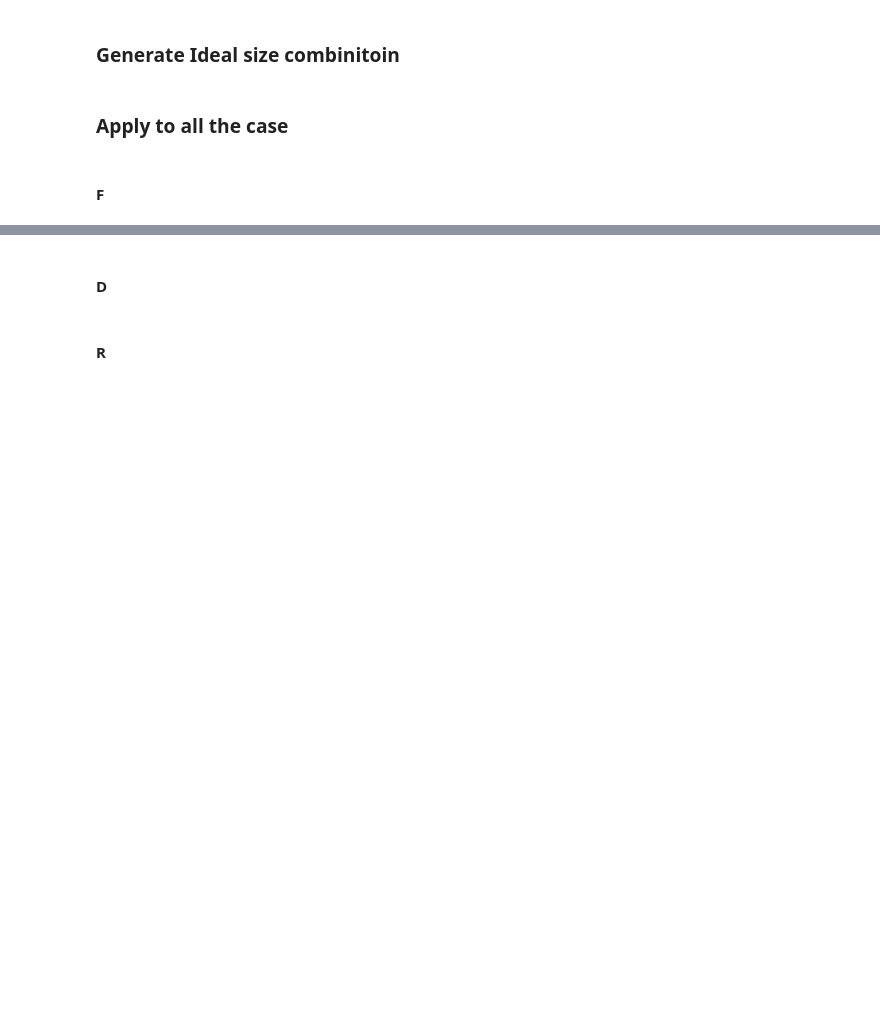
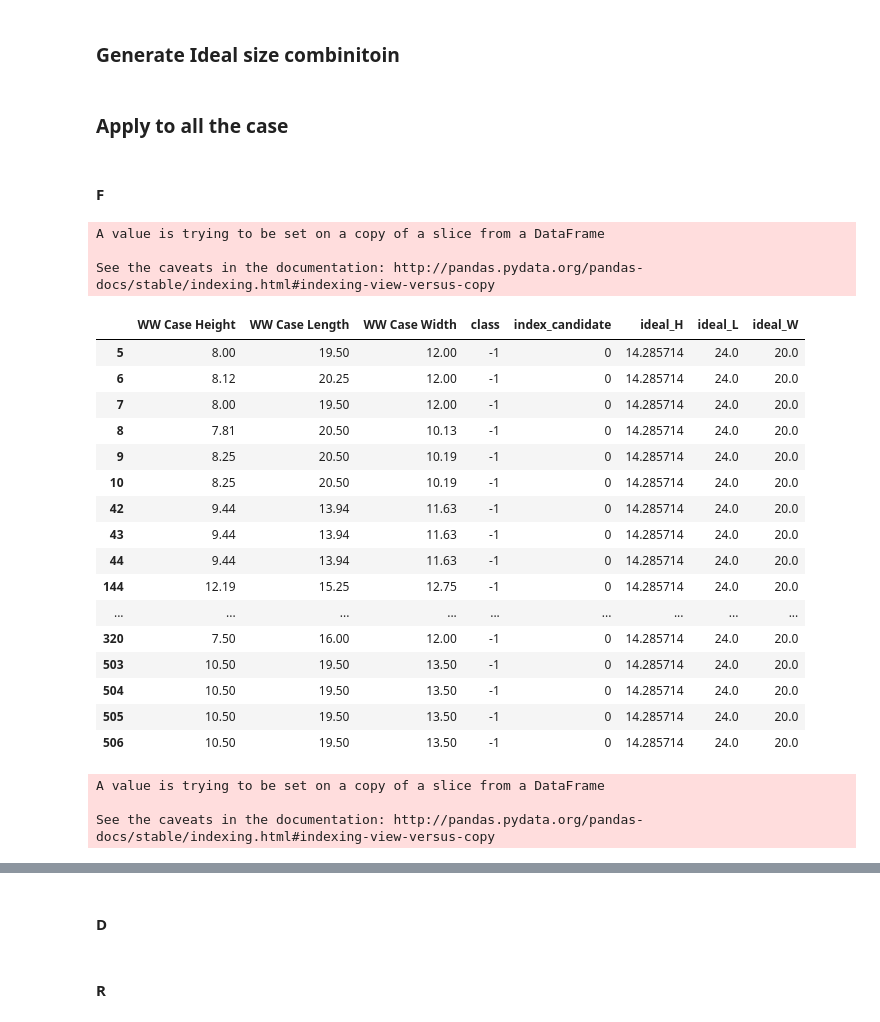
Before and after one commit to ChesterHsieh/RD_HAVI, a Jupyter notebook: Random_Oct4.ipynb, the cells around one changed output, grey strips where cells are left out. Drawn from its saved outputs; the diff is of its cells as text; code cells hidden in the pictures; blank space fills up the shorter version.

Commit message:
[add feature] add ideal size for dataframe.

```diff
--- a/Random_Oct4.ipynb
+++ b/Random_Oct4.ipynb
@@ -115,3 +113,15 @@ def cluster_distance(ls_candidate,X_train,outlier_elim = False ):
+# %%
+def add_ideal_size(X_train,enconder_for_cluster,ls_candidate):
+    X_train['index_candidate'] = 0;
+    X_train['index_candidate'].loc[X_train['class'] != -1] = cluster_encode.inverse_transform(X_train['class'].loc[X_train['class'] != -1])
+    X_train['ideal_H'] = 0
+    X_train['ideal_L'] = 0
+    X_train['ideal_W'] = 0
+    for i in X_train.index:# check one by one , if the case isn't the outlier, assign new size
+        index_candi = int(X_train.loc[i,['index_candidate']])
+        if index_candi !=  -1:
+            X_train.loc[i,['ideal_H','ideal_L','ideal_W']] = ls_candidate[index_candi]
+    return X_train
 # %% [markdown]
 ### Apply to all the case
 # %% [markdown]
@@ -120,11 +130,41 @@ def cluster_distance(ls_candidate,X_train,outlier_elim = False ):
 df_F = DC_Volume[DC_Volume['Wrin Temp Zone']=='F']
 X_train = df_F.loc[:,['WW Case Height','WW Case Length', 'WW Case Width']]
 ls_candidate = ls_candidate_metrix_gen(X_train)
-X_train['class'],k = cluster_distance(ls_candidate,X_train,True)
+X_train['class'],k ,cluster_encode= cluster_distance(ls_candidate,X_train,True)
+X_train = add_ideal_size(X_train,cluster_encode,ls_candidate)
 cluster_plot(X_train,k)
+# %% [output]
+A value is trying to be set on a copy of a slice from a DataFrame
+
+See the caveats in the documentation: http://pandas.pydata.org/pandas-docs/stable/indexing.html#indexing-view-versus-copy
+# %%
+X_train[X_train.index_candidate == 0]
+# %% [output]
+|  | WW Case Height | WW Case Length | WW Case Width | class | index_candidate | ideal_H | ideal_L | ideal_W |
+| 5 | 8.00 | 19.50 | 12.00 | -1 | 0 | 14.285714 | 24.0 | 20.0 |
+| 6 | 8.12 | 20.25 | 12.00 | -1 | 0 | 14.285714 | 24.0 | 20.0 |
+| 7 | 8.00 | 19.50 | 12.00 | -1 | 0 | 14.285714 | 24.0 | 20.0 |
+| 8 | 7.81 | 20.50 | 10.13 | -1 | 0 | 14.285714 | 24.0 | 20.0 |
+| 9 | 8.25 | 20.50 | 10.19 | -1 | 0 | 14.285714 | 24.0 | 20.0 |
+| 10 | 8.25 | 20.50 | 10.19 | -1 | 0 | 14.285714 | 24.0 | 20.0 |
+| 42 | 9.44 | 13.94 | 11.63 | -1 | 0 | 14.285714 | 24.0 | 20.0 |
+| 43 | 9.44 | 13.94 | 11.63 | -1 | 0 | 14.285714 | 24.0 | 20.0 |
+| 44 | 9.44 | 13.94 | 11.63 | -1 | 0 | 14.285714 | 24.0 | 20.0 |
+| 144 | 12.19 | 15.25 | 12.75 | -1 | 0 | 14.285714 | 24.0 | 20.0 |
+| ... | ... | ... | ... | ... | ... | ... | ... | ... |
+| 320 | 7.50 | 16.00 | 12.00 | -1 | 0 | 14.285714 | 24.0 | 20.0 |
+| 503 | 10.50 | 19.50 | 13.50 | -1 | 0 | 14.285714 | 24.0 | 20.0 |
+| 504 | 10.50 | 19.50 | 13.50 | -1 | 0 | 14.285714 | 24.0 | 20.0 |
+| 505 | 10.50 | 19.50 | 13.50 | -1 | 0 | 14.285714 | 24.0 | 20.0 |
+| 506 | 10.50 | 19.50 | 13.50 | -1 | 0 | 14.285714 | 24.0 | 20.0 |
 # %%
 df_F = DC_Volume[DC_Volume['Wrin Temp Zone']=='F']
 X_train = df_F.loc[:,['WW Case Height','WW Case Length', 'WW Case Width']]
 ls_candidate = ls_candidate_metrix_gen(X_train)
-X_train['class'],k = cluster_distance(ls_candidate,X_train,False)
+X_train['class'],k,cluster_encode = cluster_distance(ls_candidate,X_train,False)
+X_train = add_ideal_size(X_train,cluster_encode,ls_candidate)
 cluster_plot(X_train,k)
+# %% [output]
+A value is trying to be set on a copy of a slice from a DataFrame
+
+See the caveats in the documentation: http://pandas.pydata.org/pandas-docs/stable/indexing.html#indexing-view-versus-copy
```
Also changed, not shown: parts of 7 cells of this notebook.
